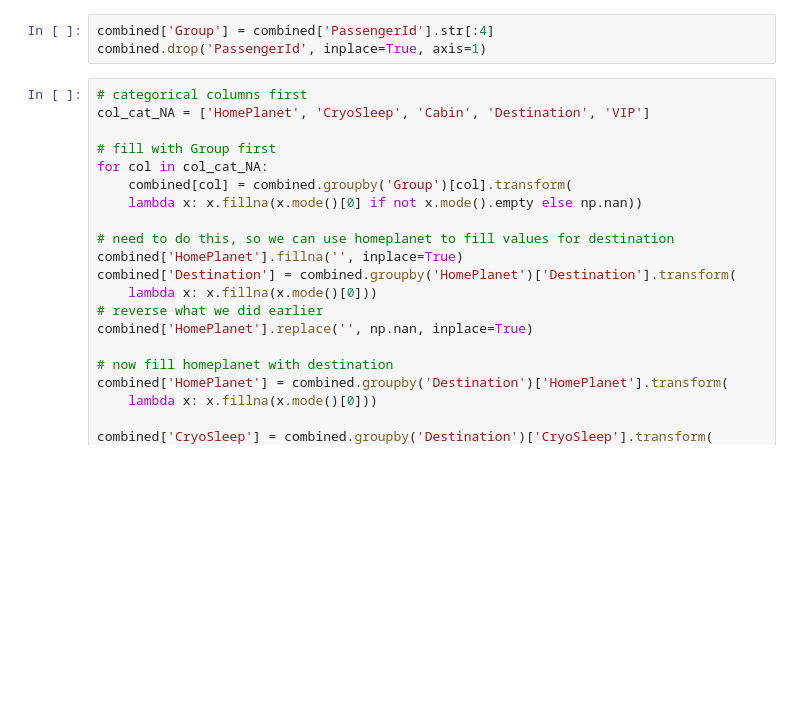
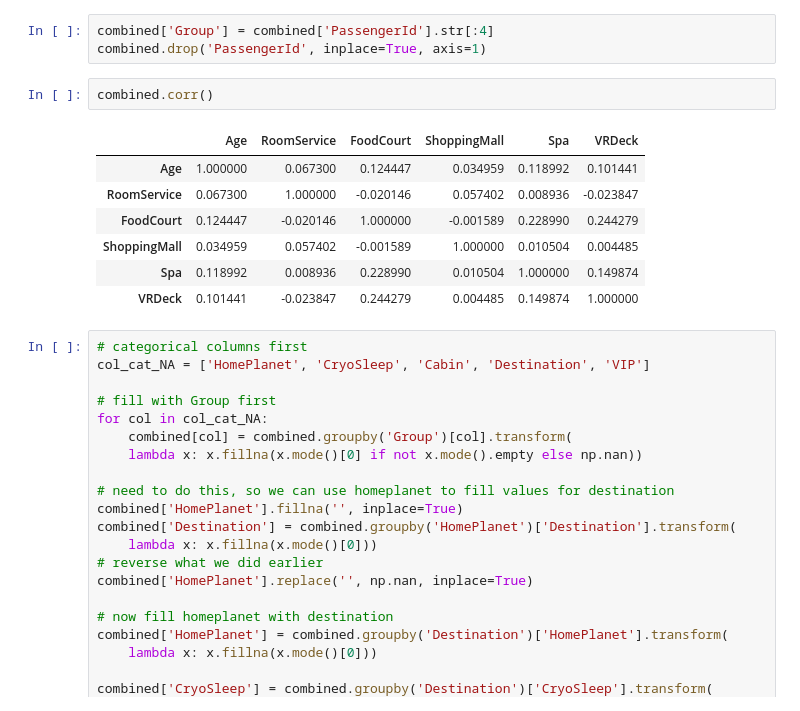
Before and after one commit to logicality/spaceship-titanic, a Jupyter notebook: research.ipynb, the cells around one changed output. Cells and saved outputs as stored; diff of their text form; blank space fills up the shorter version.

```diff
--- a/research.ipynb
+++ b/research.ipynb
@@ -175,6 +175,16 @@ combined
 # %%
 combined['Group'] = combined['PassengerId'].str[:4]
 combined.drop('PassengerId', inplace=True, axis=1)
+# %%
+combined.corr()
+# %% [output]
+|  | Age | RoomService | FoodCourt | ShoppingMall | Spa | VRDeck |
+| Age | 1.000000 | 0.067300 | 0.124447 | 0.034959 | 0.118992 | 0.101441 |
+| RoomService | 0.067300 | 1.000000 | -0.020146 | 0.057402 | 0.008936 | -0.023847 |
+| FoodCourt | 0.124447 | -0.020146 | 1.000000 | -0.001589 | 0.228990 | 0.244279 |
+| ShoppingMall | 0.034959 | 0.057402 | -0.001589 | 1.000000 | 0.010504 | 0.004485 |
+| Spa | 0.118992 | 0.008936 | 0.228990 | 0.010504 | 1.000000 | 0.149874 |
+| VRDeck | 0.101441 | -0.023847 | 0.244279 | 0.004485 | 0.149874 | 1.000000 |
 # %%
 # categorical columns first
 col_cat_NA = ['HomePlanet', 'CryoSleep', 'Cabin', 'Destination', 'VIP']
```
Also changed, not shown: parts of 12 cells of this notebook, 1 other file.
